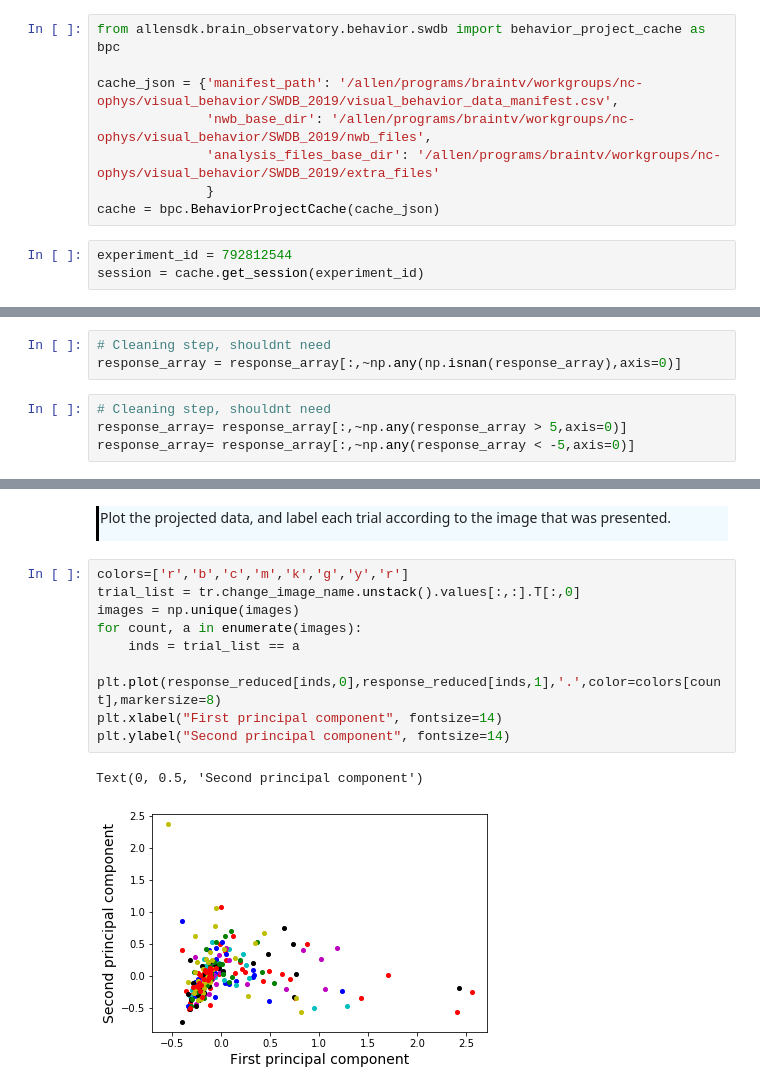
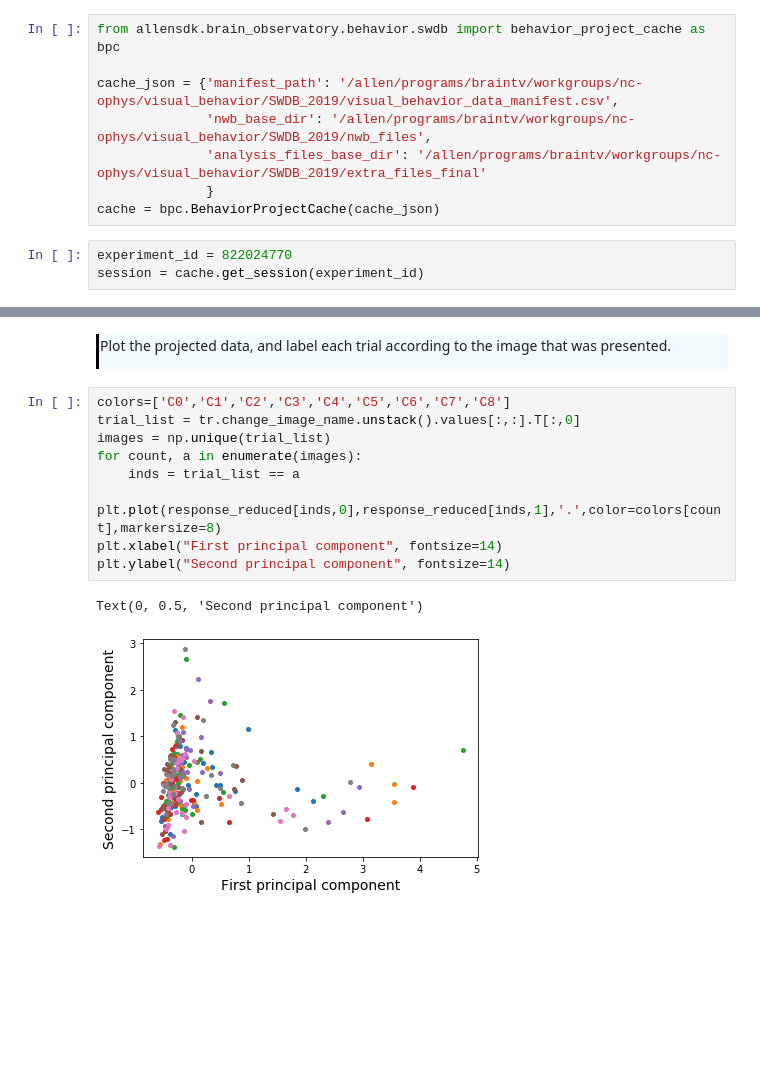
Before and after one commit to AllenInstitute/SWDB_2019, a Jupyter notebook: DynamicBrain/Tutorials/T02_Principal_component_analysis.ipynb, the cells around one changed output, grey strips where cells are left out. Saved outputs shown, nothing was run; the diff lists cells and outputs as text; blank space fills up the shorter version.

```diff
--- a/DynamicBrain/Tutorials/T02_Principal_component_analysis.ipynb
+++ b/DynamicBrain/Tutorials/T02_Principal_component_analysis.ipynb
@@ -206,11 +206,11 @@ from allensdk.brain_observatory.behavior.swdb import behavior_project_cache as b
 
 cache_json = {'manifest_path': '/allen/programs/braintv/workgroups/nc-ophys/visual_behavior/SWDB_2019/visual_behavior_data_manifest.csv',
               'nwb_base_dir': '/allen/programs/braintv/workgroups/nc-ophys/visual_behavior/SWDB_2019/nwb_files',
-              'analysis_files_base_dir': '/allen/programs/braintv/workgroups/nc-ophys/visual_behavior/SWDB_2019/extra_files'
+              'analysis_files_base_dir': '/allen/programs/braintv/workgroups/nc-ophys/visual_behavior/SWDB_2019/extra_files_final'
               }
 cache = bpc.BehaviorProjectCache(cache_json)
 # %%
-experiment_id = 792812544
+experiment_id = 822024770
 session = cache.get_session(experiment_id)
 # %%
 help(session)
@@ -294,13 +294,6 @@ print(num_cells)
 A key step in using PCA is the getting data into the right shape. We want to create an array of the population's responses to each trial, with dimensions of trials X cells.  The trial_response dataframe has a row for each cell for each trial, so there's going to be a little repackaging of the data to do before we can throw this into sklearn.
 # %%
 response_array = tr.mean_response.unstack().values[:,:].T
-# %%
-# Cleaning step, shouldnt need
-response_array = response_array[:,~np.any(np.isnan(response_array),axis=0)]
-# %%
-# Cleaning step, shouldnt need
-response_array= response_array[:,~np.any(response_array > 5,axis=0)]
-response_array= response_array[:,~np.any(response_array < -5,axis=0)]
 # %%
 plt.imshow(response_array)
 plt.xlabel("Cells", fontsize=14)
@@ -375,14 +368,14 @@ This suggests that there are a small number of cells that are more informative t
 <p>
 Plot the projected data, and label each trial according to the image that was presented.
 # %%
-colors=['r','b','c','m','k','g','y','r']
+colors=['C0','C1','C2','C3','C4','C5','C6','C7','C8']
 trial_list = tr.change_image_name.unstack().values[:,:].T[:,0]
-images = np.unique(images)
+images = np.unique(trial_list)
 for count, a in enumerate(images):
     inds = trial_list == a
     plt.plot(response_reduced[inds,0],response_reduced[inds,1],'.',color=colors[count],markersize=8)
 plt.xlabel("First principal component", fontsize=14)
 plt.ylabel("Second principal component", fontsize=14)
 # %% [output]
 Text(0, 0.5, 'Second principal component')
-[figure, old version]
+[figure, new version]
```
Also changed, not shown: parts of 12 cells of this notebook.
